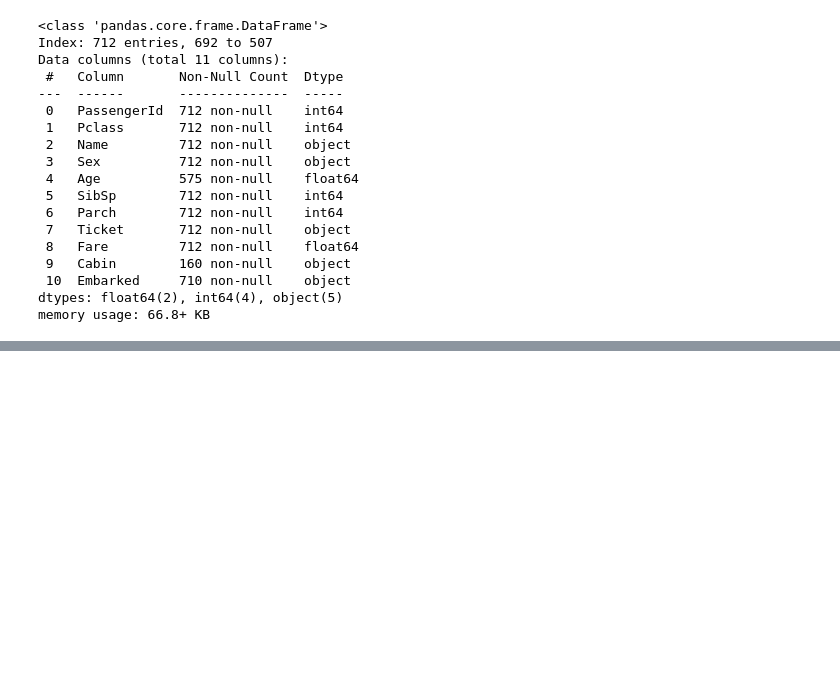
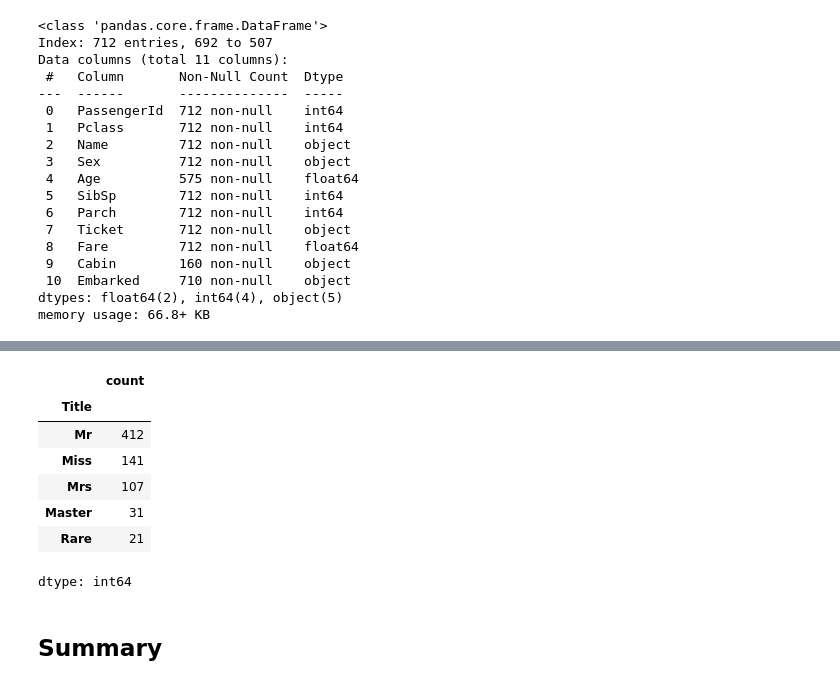
Before and after one commit to irnikesh/data-science, a Jupyter notebook: projects/titanic_survivor_predictor/Titanic_EDA.ipynb, the cells around one changed output, grey strips where cells are left out. Drawn from its saved outputs; the diff is of its cells as text; code cells hidden in the pictures; blank space fills up the shorter version.

```diff
--- a/projects/titanic_survivor_predictor/Titanic_EDA.ipynb
+++ b/projects/titanic_survivor_predictor/Titanic_EDA.ipynb
@@ -165,0 +220,16 @@ train_data.head()
+# %%
+rare_titles = ["Dr","Rev","Mlle","Col","Major","Lady","Sir","Ms","Jonkheer","Don"]
+X_train["Title"] = X_train["Title"].replace(rare_titles, "Rare")
+X_test["Title"]  = X_test["Title"].replace(rare_titles, "Rare")
+X_train["Title"].value_counts()
+# %% [output]
+|  | count |
+| Title |  |
+| Mr | 412 |
+| Miss | 141 |
+| Mrs | 107 |
+| Master | 31 |
+| Rare | 21 |
+dtype: int64
+# %% [markdown]
+## Summary
```
Also changed, not shown: parts of 7 cells of this notebook.
